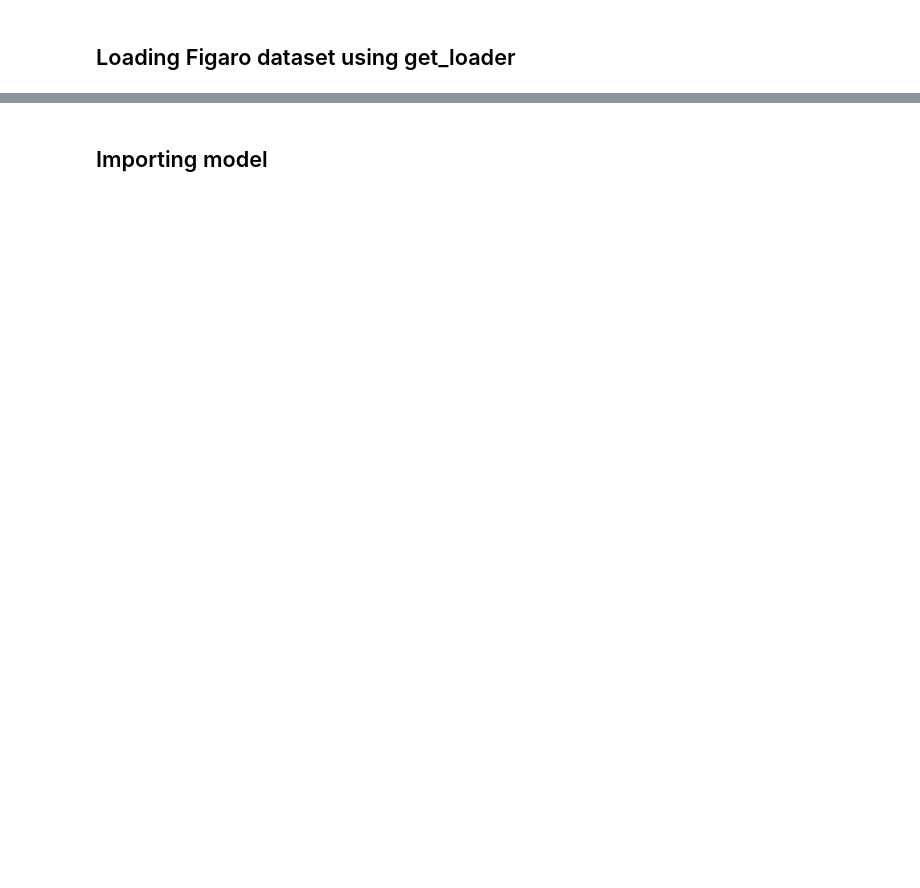
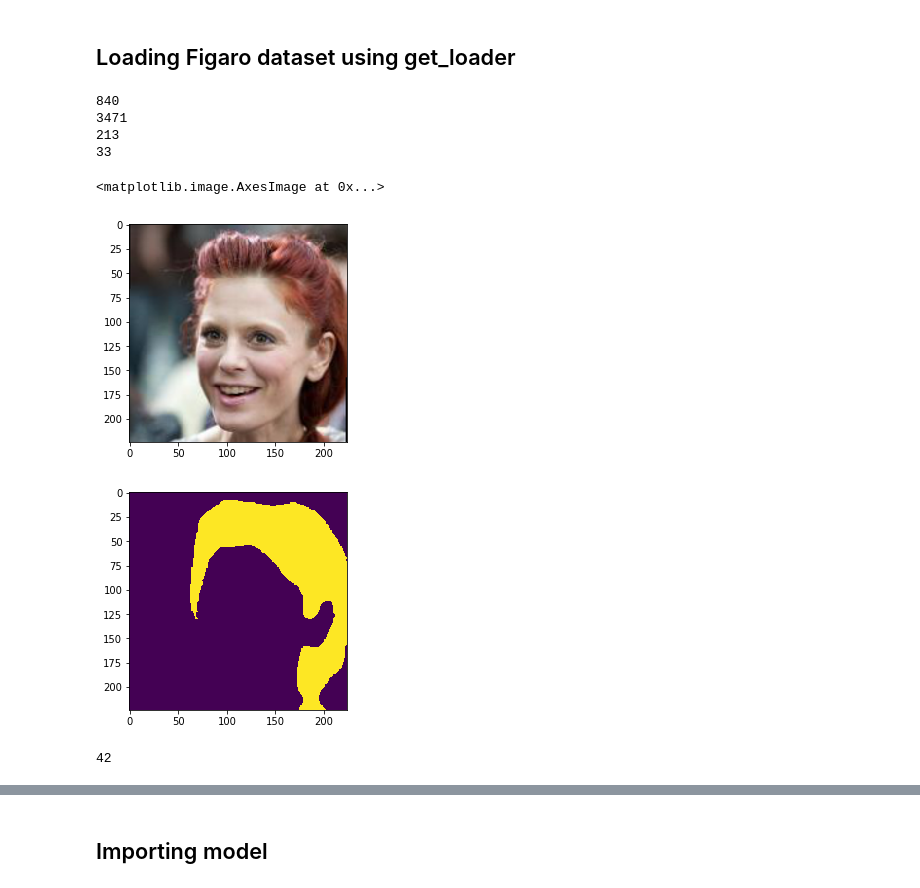
Before and after one commit to puilp0502/pytorch-hair-segmentation, a Jupyter notebook: notebooks/TrainingExample.ipynb, the cells around one changed output, grey strips where cells are left out. Saved outputs shown, nothing was run; the diff lists cells and outputs as text; code cells hidden in the pictures; blank space fills up the shorter version.

```diff
--- a/notebooks/TrainingExample.ipynb
+++ b/notebooks/TrainingExample.ipynb
@@ -127,5 +136,5 @@ data_dir = '../data/Figaro1k/'
 # %%
-train_loader = get_loader(dataset='figaro',
+train_loader = get_loader(dataset='figaro', return_dataset=False,
                           data_dir=data_dir,
                           train=True,
                           joint_transforms=joint_transforms,
@@ -135,7 +144,23 @@ train_loader = get_loader(dataset='figaro',
                           shuffle=False,
                           num_workers=num_workers)
 
-test_loader = get_loader(dataset='figaro',
+celebhair_loader = get_loader(dataset='celebhair', return_dataset=True,
+                          data_dir=celebhair_dir,
+                          train=True,
+                          joint_transforms=celebhair_joint_transforms,
+                          image_transforms=celebhair_train_image_transforms,
+                          mask_transforms=mask_transforms,
+                          batch_size=batch_size,
+                          shuffle=False,
+                          num_workers=num_workers)
+
+# train_dset = ConcatDataset([
+#     figaro_loader,
+#     celebhair_loader
+# ])
+# train_loader = DataLoader(train_dset, batch_size=batch_size, shuffle=False, num_workers=num_workers)
+
+test_loader = get_loader(dataset='figaro', return_dataset=False,
                          data_dir=data_dir,
                          train=False,
                          joint_transforms=joint_transforms,
@@ -144,6 +169,44 @@ test_loader = get_loader(dataset='figaro',
                          batch_size=1,
                          shuffle=False,
                          num_workers=num_workers)
+celebhair_test_loader = get_loader(dataset='celebhair', return_dataset=True,
+                          data_dir=celebhair_dir,
+                          train=False,
+                          val=True,
+                          joint_transforms=celebhair_joint_transforms,
+                          image_transforms=test_image_transforms,
+                          mask_transforms=mask_transforms,
+                          batch_size=1,
+                          shuffle=False,
+                          num_workers=num_workers)
+
+# test_dset = ConcatDataset([
+#     figaro_test_loader,
+#     celebhair_test_loader
+# ])
+# test_loader = DataLoader(test_dset, batch_size=batch_size, shuffle=False, num_workers=num_workers)
+# %% [output]
+840
+3471
+213
+33
+# %%
+import matplotlib.pyplot as plt
+%matplotlib inline
+
+plt.figure(0)
+img_tensor = celebhair_loader[0]
+plt.imshow(img_tensor[0].numpy().transpose(1, 2, 0))
+plt.figure(1)
+plt.imshow((img_tensor[1].numpy().transpose(1, 2, 0)).reshape(224, 224))
+# %% [output]
+<matplotlib.image.AxesImage at 0x...>
+[figure, added]
+[figure, added]
+# %%
+len(train_loader)
+# %% [output]
+42
 # %%
 # two ways of iterating dataloader
 
```
Also changed, not shown: parts of 21 cells of this notebook, 7 other files.
